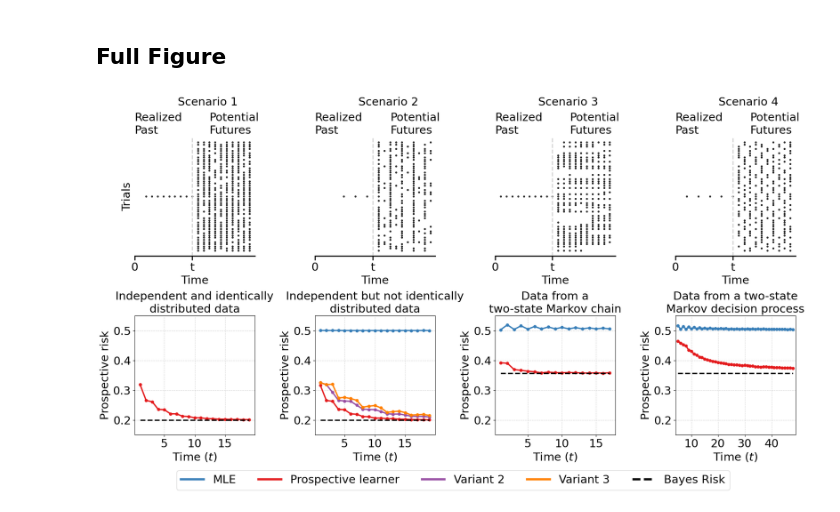
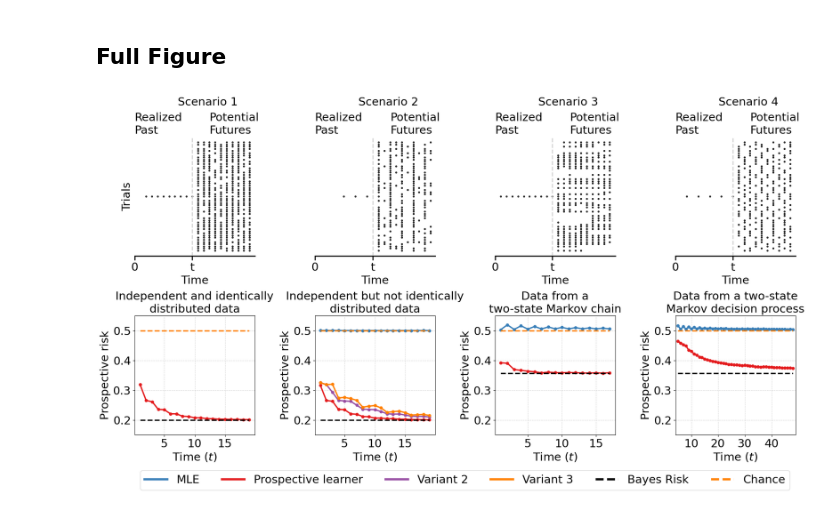
Before and after one commit to Laknath1996/ProL, a Jupyter notebook: notebooks/0-final_figures-rahul.ipynb, the cells around one changed output. Cells and saved outputs as stored; diff of their text form; code cells hidden in the pictures.

```diff
--- a/notebooks/0-final_figures-rahul.ipynb
+++ b/notebooks/0-final_figures-rahul.ipynb
@@ -306,6 +306,10 @@ outputs = np.load(file, allow_pickle=True).tolist()
 
 ax.plot(outputs['time'], outputs['risk'], lw=2.5, marker='o', ms=5, label='MLE', color='#e41a1c')
 ax.plot(outputs['time'], 0.2 * np.ones(len(outputs['time'])), ls='dashed', color='k', lw=2.5, label='Bayes risk')
+
+ax.plot(outputs['time'], 0.5 * np.ones(len(outputs['time'])), ls='dashed', color='#ff7f00', lw=2.5, label='Chance')
+
+
 ax.locator_params(axis='x', nbins=5)
 ax.set_xlabel(r"Time ($t$)", fontsize=fontsize)
 ax.set_ylabel(r"Prospective risk", fontsize=fontsize)
@@ -331,6 +335,10 @@ for i, label in enumerate(labels):
     #if i == 0: continue
     ax.plot(outputs['time'], outputs['risk'][:, i], lw=2.5, marker='o', ms=5, label=label, c=cols[i])
 ax.plot(outputs['time'], 0.2 * np.ones(len(outputs['time'])), ls='dashed', color='k', lw=2.5, label='Bayes risk')
+
+ax.plot(outputs['time'], 0.5 * np.ones(len(outputs['time'])), ls='dashed', color='#ff7f00', lw=2.5, label='Chance')
+
+
 ax.locator_params(axis='x', nbins=5)
 ax.set_xlabel(r"Time ($t$)", fontsize=fontsize)
 ax.set_ylabel(r"Prospective risk", fontsize=fontsize)
@@ -351,6 +359,9 @@ cols = ['#377eb8', '#e41a1c']
 for i, label in enumerate(labels):
     ax.plot(np.arange(1, 18, 1), outputs[keys[i]], lw=2.5, marker='o', ms=5, label=label, c=cols[i])
 ax.plot(np.arange(1, 18, 1), 0.357 * np.ones(17), ls='dashed', color='k', lw=2.5, label='Bayes risk')
+ax.plot(np.arange(1, 18, 1), 0.5 * np.ones(17), ls='dashed', color='#ff7f00', lw=2.5, label='Chance')
+
+
 ax.locator_params(axis='x', nbins=5)
 ax.set_xlabel(r"Time ($t$)", fontsize=fontsize)
 ax.set_ylabel(r"Prospective risk", fontsize=fontsize)
@@ -372,6 +383,9 @@ for i, label in enumerate(labels):
     ax.plot(np.arange(5, 49, 1), np.mean(outputs[keys[i]], axis=-1), lw=2.5, marker='o', ms=5, label=label, c=cols[i])
 ax.locator_params(axis='x', nbins=5)
 ax.plot(np.arange(5, 49, 1), 0.357 * np.ones(44), ls='dashed', color='k', lw=2.5, label='Bayes risk')
+ax.plot(np.arange(5, 49, 1), 0.5 * np.ones(44), ls='dashed', color='#ff7f00', lw=2.5, label='Chance')
+
+
 ax.set_xlabel(r"Time ($t$)", fontsize=fontsize)
 ax.set_ylabel(r"Prospective risk", fontsize=fontsize)
 # ax.legend(frameon=False, fontsize=14, loc='lower right')
@@ -382,33 +396,35 @@ ax.set_xlim([4, 49])
 
 plt.subplots_adjust(
     wspace=0.50,
     hspace=0.50
 )
 
 from matplotlib.lines import Line2D
 cols = ['#377eb8', '#e41a1c', '#984ea3', '#ff7f00']
 labels = ["MLE", "Prospective learner", "Variant 2", "Variant 3"]
 legend_elements = [
         Line2D([0], [0], color=cols[i], lw=4, label=learner) for i, learner in enumerate(labels)
     ] + [
         Line2D([0], [0], color='k', lw=4, ls='--', label="Bayes Risk")
+    ] + [
+        Line2D([0], [0], color='#ff7f00', lw=4, ls='--', label="Chance")
     ]
 
 for i in range(4):
     axes[1, i].tick_params(axis='x', labelsize=fontsize)
     axes[1, i].tick_params(axis='y', labelsize=fontsize)
 
 plt.legend(
     handles=legend_elements,
     loc='best',
-    ncol=5,
+    ncol=6,
     fontsize=fontsize,
     frameon=True,
     markerscale=2.,
     scatterpoints=1,
-    bbox_to_anchor=(0.50, -0.25)
+    bbox_to_anchor=(1.0, -0.25)
 )
 plt.savefig("../figures/binary_exp.pdf", bbox_inches="tight")
 plt.show()
 # %% [output]
-[figure, old version]
+[figure, new version]
```
Also changed, not shown: 9 other files.
